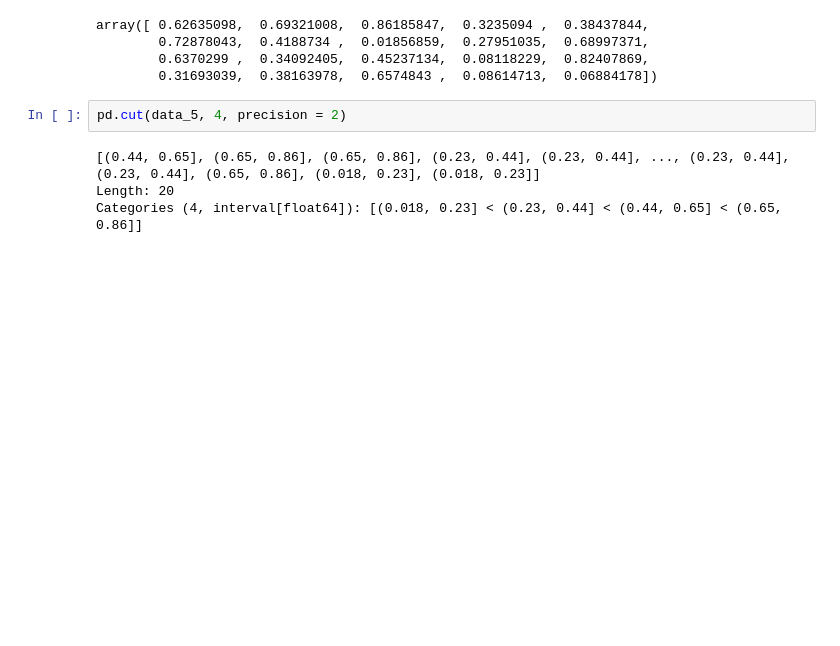
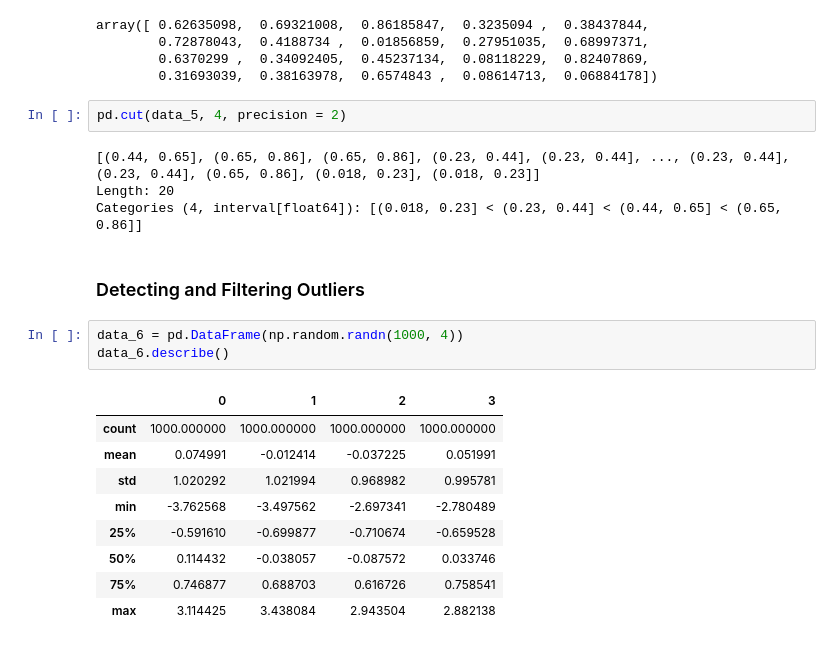
Before and after one commit to wonderui/Python-Practice, a Jupyter notebook: 4_Pandas/9_data_transformation.ipynb, the cells around one changed output. Saved outputs shown, nothing was run; the diff lists cells and outputs as text; blank space fills up the shorter version.

```diff
--- a/4_Pandas/9_data_transformation.ipynb
+++ b/4_Pandas/9_data_transformation.ipynb
@@ -250,3 +250,18 @@ pd.cut(data_5, 4, precision = 2)
 [(0.44, 0.65], (0.65, 0.86], (0.65, 0.86], (0.23, 0.44], (0.23, 0.44], ..., (0.23, 0.44], (0.23, 0.44], (0.65, 0.86], (0.018, 0.23], (0.018, 0.23]]
 Length: 20
 Categories (4, interval[float64]): [(0.018, 0.23] < (0.23, 0.44] < (0.44, 0.65] < (0.65, 0.86]]
+# %% [markdown]
+### Detecting and Filtering Outliers
+# %%
+data_6 = pd.DataFrame(np.random.randn(1000, 4))
+data_6.describe()
+# %% [output]
+|  | 0 | 1 | 2 | 3 |
+| count | 1000.000000 | 1000.000000 | 1000.000000 | 1000.000000 |
+| mean | 0.074991 | -0.012414 | -0.037225 | 0.051991 |
+| std | 1.020292 | 1.021994 | 0.968982 | 0.995781 |
+| min | -3.762568 | -3.497562 | -2.697341 | -2.780489 |
+| 25% | -0.591610 | -0.699877 | -0.710674 | -0.659528 |
+| 50% | 0.114432 | -0.038057 | -0.087572 | 0.033746 |
+| 75% | 0.746877 | 0.688703 | 0.616726 | 0.758541 |
+| max | 3.114425 | 3.438084 | 2.943504 | 2.882138 |
```
Also changed, not shown: parts of 3 cells of this notebook.
